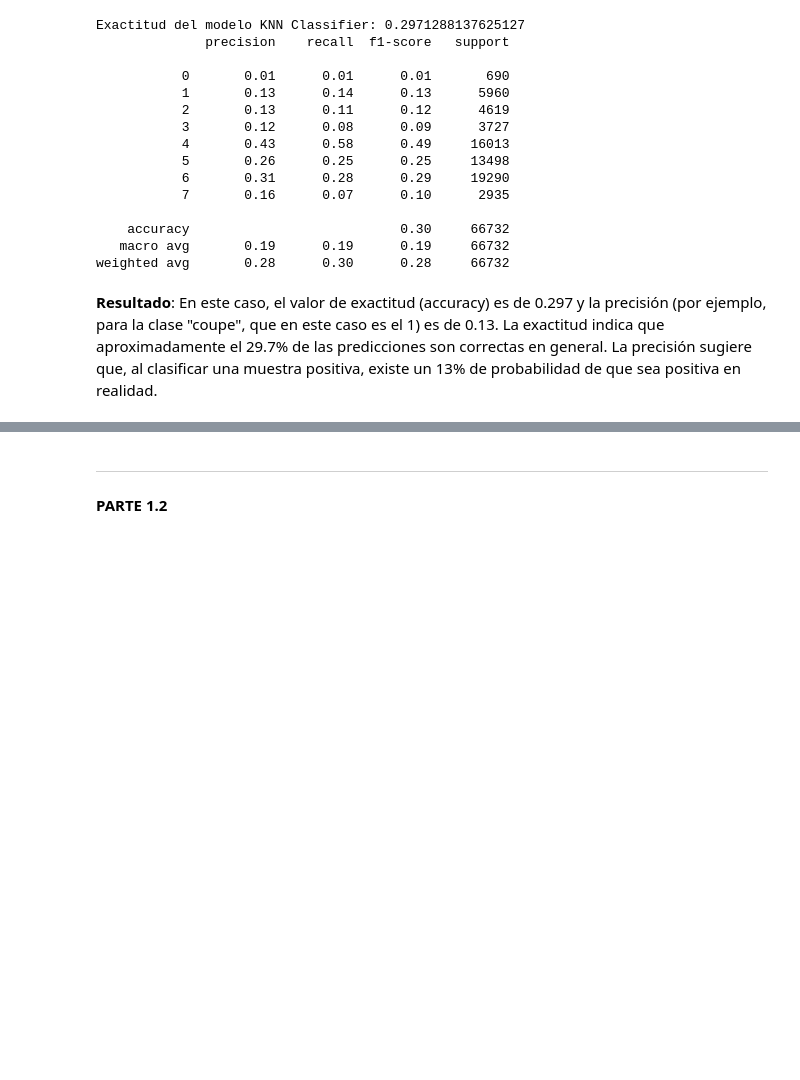
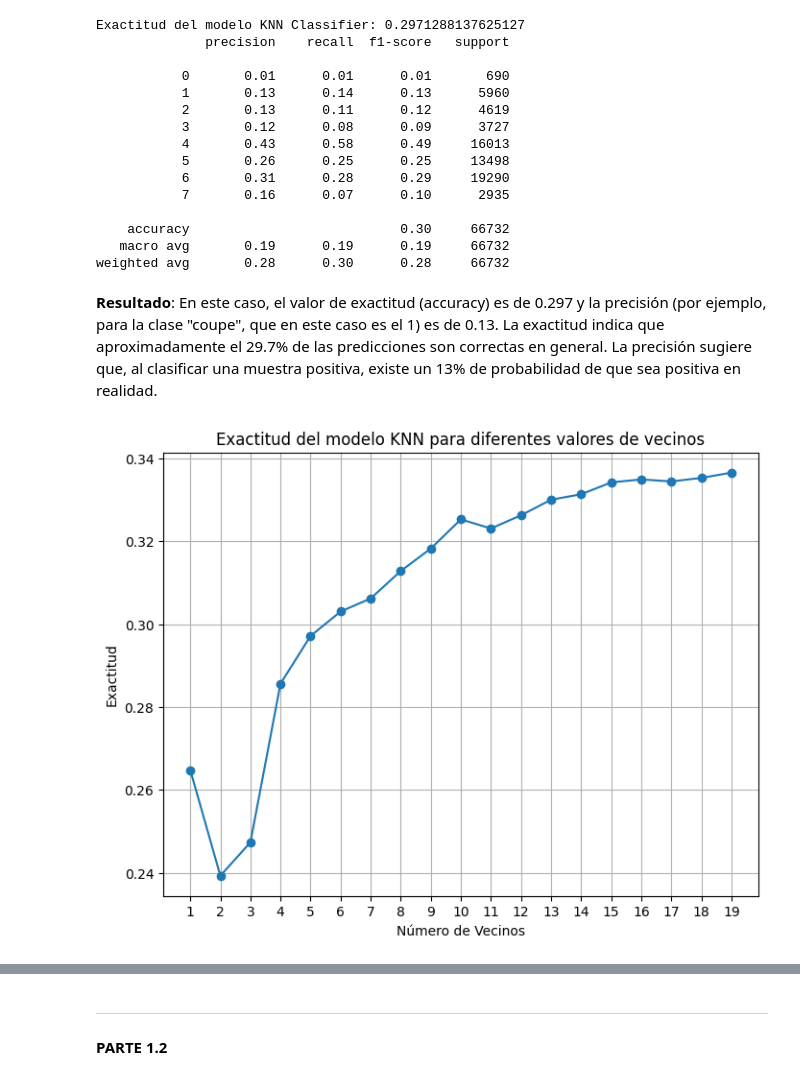
Before and after one commit to ignvcio42/IA-TAREAS, a Jupyter notebook: Tarea_3/T3_IA_Ignacio.ipynb, the cells around one changed output, grey strips where cells are left out. Drawn from its saved outputs; the diff is of its cells as text; code cells hidden in the pictures; blank space fills up the shorter version.

```diff
--- a/Tarea_3/T3_IA_Ignacio.ipynb
+++ b/Tarea_3/T3_IA_Ignacio.ipynb
@@ -168,3 +168,35 @@ Exactitud del modelo KNN Classifier: 0.2971288137625127
 weighted avg       0.28      0.30      0.28     66732
 # %% [markdown]
 **Resultado**: En este caso, el valor de exactitud (accuracy) es de 0.297 y la precisión (por ejemplo, para la clase "coupe", que en este caso es el 1) es de 0.13. La exactitud indica que aproximadamente el 29.7% de las predicciones son correctas en general. La precisión sugiere que, al clasificar una muestra positiva, existe un 13% de probabilidad de que sea positiva en realidad.
+# %%
+import matplotlib.pyplot as plt
+
+# Vamos a probar diferentes valores de n_neighbors
+neighbors = list(range(1, 20))  # Probaremos desde 1 hasta 20 vecinos
+
+# Lista para almacenar las exactitudes
+accuracies = []
+
+for n in neighbors:
+    # Crea y entrena el modelo con un número específico de vecinos
+    knn_classifier = KNeighborsClassifier(n_neighbors=n)
+    knn_classifier.fit(X_train, y_train)
+
+    # Realiza predicciones
+    y_pred = knn_classifier.predict(X_test)
+
+    # Calcula la exactitud y la guarda en la lista de exactitudes
+    accuracy = accuracy_score(y_test, y_pred)
+    accuracies.append(accuracy)
+
+# Graficar los valores de vecinos vs exactitud
+plt.figure(figsize=(8, 6))
+plt.plot(neighbors, accuracies, marker='o')
+plt.title('Exactitud del modelo KNN para diferentes valores de vecinos')
+plt.xlabel('Número de Vecinos')
+plt.ylabel('Exactitud')
+plt.xticks(neighbors)
+plt.grid(True)
+plt.show()
+# %% [output]
+[figure, added]
```
Also changed, not shown: parts of 9 cells of this notebook.
